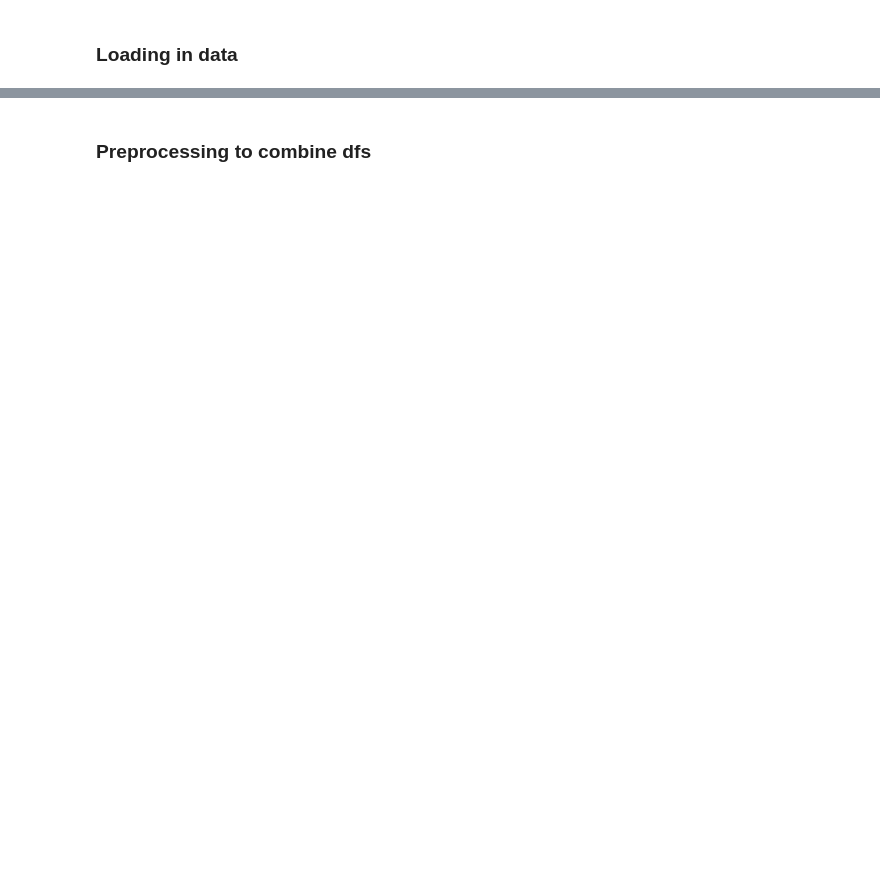
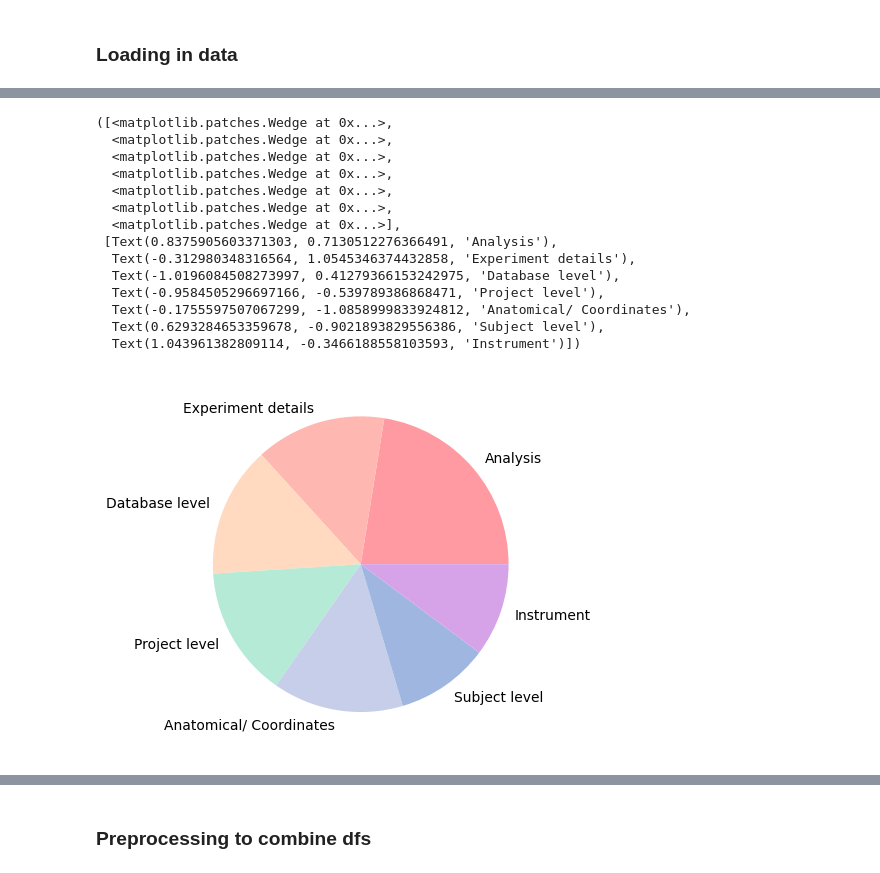
Before and after one commit to AllenNeuralDynamics/metadata-chatbot, a Jupyter notebook: src/metadata_chatbot/evaluations/evals_mongodb/stats_4_8.ipynb, the cells around one changed output, grey strips where cells are left out. Saved outputs shown, nothing was run; the diff lists cells and outputs as text; code cells hidden in the pictures; blank space fills up the shorter version.

```diff
--- a/src/metadata_chatbot/evaluations/evals_mongodb/stats_4_8.ipynb
+++ b/src/metadata_chatbot/evaluations/evals_mongodb/stats_4_8.ipynb
@@ -17,0 +31,34 @@ bedrock_df.head(5)
+# %%
+import matplotlib.pyplot as plt
+
+labels = 'Analysis', "Experiment details","Database level", "Project level", "Anatomical/ Coordinates", "Subject level", "Instrument"
+sizes = bedrock_df["query_type"].value_counts().tolist()
+
+fig, ax = plt.subplots()
+ax.pie(sizes, labels=labels,
+       colors=[
+    '#FF9AA2',  # soft pink
+    '#FFB7B2',  # light salmon
+    '#FFDAC1',  # pale peach
+    '#B5EAD7',  # seafoam green
+    '#C7CEEA',  # periwinkle
+    '#9FB7E0',  # soft blue
+    '#D6A2E8',  # lavender
+    '#F8C8DC'   # rose
+])
+# %% [output]
+([<matplotlib.patches.Wedge at 0x...>,
+  <matplotlib.patches.Wedge at 0x...>,
+  <matplotlib.patches.Wedge at 0x...>,
+  <matplotlib.patches.Wedge at 0x...>,
+  <matplotlib.patches.Wedge at 0x...>,
+  <matplotlib.patches.Wedge at 0x...>,
+  <matplotlib.patches.Wedge at 0x...>],
+ [Text(0.8375905603371303, 0.7130512276366491, 'Analysis'),
+  Text(-0.312980348316564, 1.0545346374432858, 'Experiment details'),
+  Text(-1.0196084508273997, 0.41279366153242975, 'Database level'),
+  Text(-0.9584505296697166, -0.539789386868471, 'Project level'),
+  Text(-0.1755597507067299, -1.0858999833924812, 'Anatomical/ Coordinates'),
+  Text(0.6293284653359678, -0.9021893829556386, 'Subject level'),
+  Text(1.043961382809114, -0.3466188558103593, 'Instrument')])
+[figure, added]
```
Also changed, not shown: parts of 13 cells of this notebook, 19 other files.
